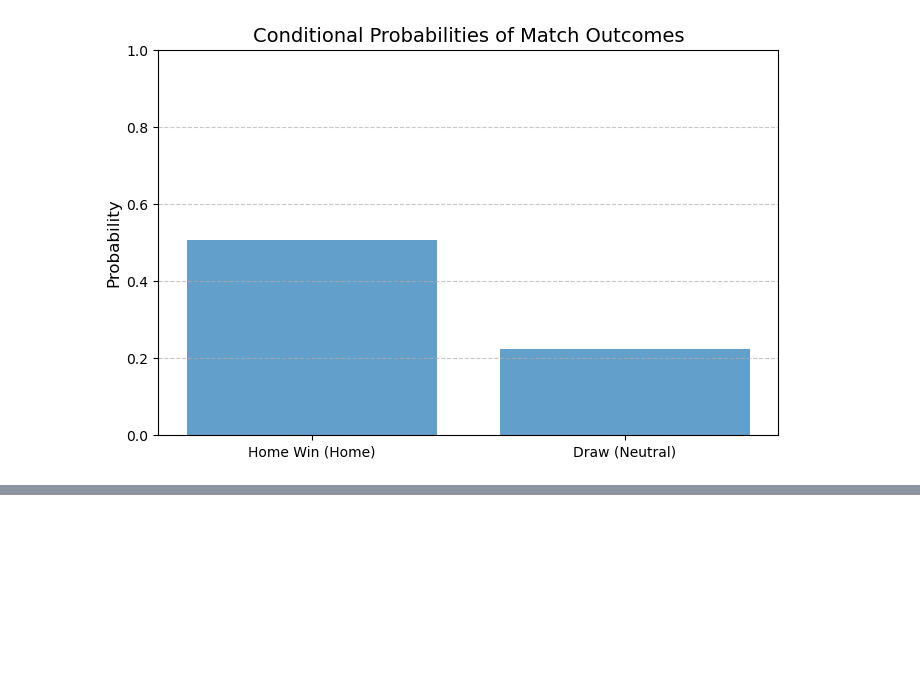
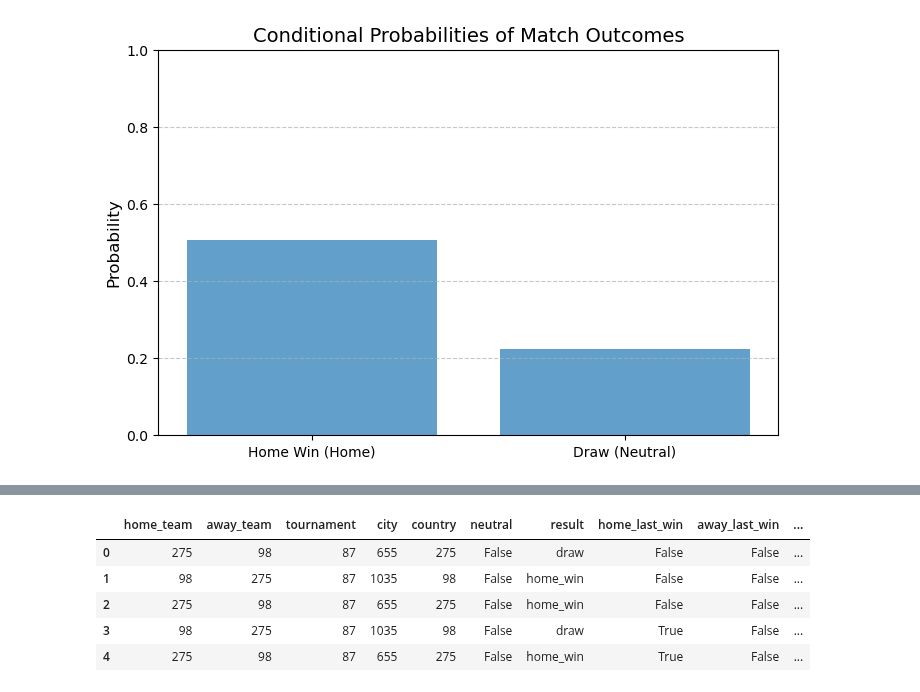
Before and after one commit to nestorojeda/MatematicasFeedback, a Jupyter notebook: code/notebook.ipynb, the cells around one changed output, grey strips where cells are left out. Cells and saved outputs as stored; diff of their text form; code cells hidden in the pictures; blank space fills up the shorter version.

```diff
--- a/code/notebook.ipynb
+++ b/code/notebook.ipynb
@@ -499,0 +615,22 @@ plt.show()
+# %%
+# Hacemos lo mismo con la columna de torneos
+tournament_encoder = LabelEncoder()
+tournament_encoder.fit(data["tournament"])
+data["tournament"] = tournament_encoder.transform(data["tournament"])
+
+# Y tambien para la ciudad
+city_encoder = LabelEncoder()
+city_encoder.fit(data["city"])
+data["city"] = city_encoder.transform(data["city"])
+
+#Finalmente eliminamos las columnas que no necesitamos
+data.drop(columns=["date", "home_score", "away_score"], inplace=True)
+
+data.head()
+# %% [output]
+|  | home_team | away_team | tournament | city | country | neutral | result | home_last_win | away_last_win | ... |
+| 0 | 275 | 98 | 87 | 655 | 275 | False | draw | False | False | ... |
+| 1 | 98 | 275 | 87 | 1035 | 98 | False | home_win | False | False | ... |
+| 2 | 275 | 98 | 87 | 655 | 275 | False | home_win | False | False | ... |
+| 3 | 98 | 275 | 87 | 1035 | 98 | False | draw | True | False | ... |
+| 4 | 275 | 98 | 87 | 655 | 275 | False | home_win | True | False | ... |
```
Also changed, not shown: parts of 21 cells of this notebook.
